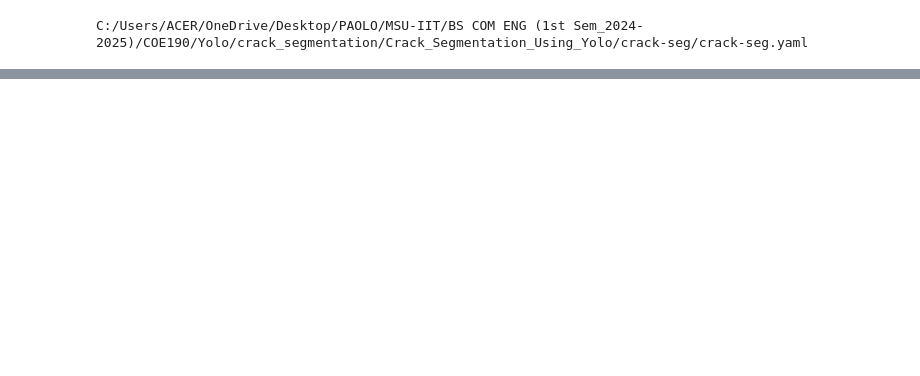
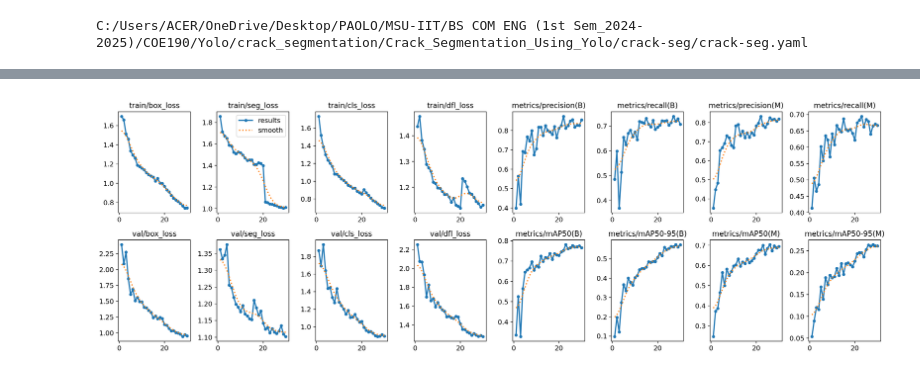
Before and after one commit to PawixTheGreat267/Crack_Segmentation_Using_Yolo, a Jupyter notebook: main.ipynb, the cells around one changed output, grey strips where cells are left out. Cells and saved outputs as stored; diff of their text form; code cells hidden in the pictures; blank space fills up the shorter version.

```diff
--- a/main.ipynb
+++ b/main.ipynb
@@ -261,0 +383,4 @@ NameError: name 'model' is not defined
+# %%
+Image.open(image_path / "results.png")
+# %% [output]
+[figure, added]
```
Also changed, not shown: parts of 7 cells of this notebook.
